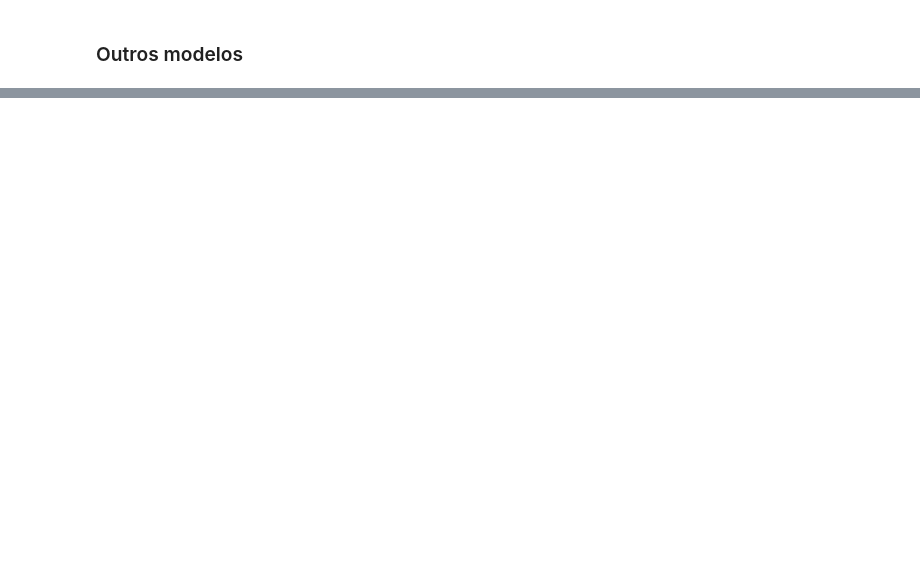
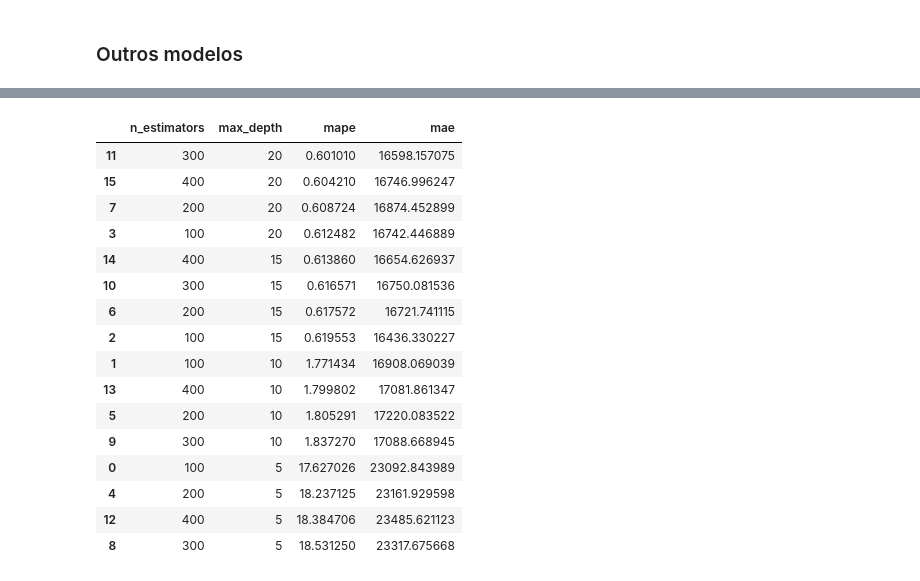
Before and after one commit to ficorrea/data_science, a Jupyter notebook: timeseries/challenge_sympla.ipynb, the cells around one changed output, grey strips where cells are left out. Cells and saved outputs as stored; diff of their text form; code cells hidden in the pictures; blank space fills up the shorter version.

```diff
--- a/timeseries/challenge_sympla.ipynb
+++ b/timeseries/challenge_sympla.ipynb
@@ -403,0 +432,71 @@ SeasonalNaive3 -- MAPE: 16.773247304871447 - MAE: 34329.45538978495
+# %%
+# RandomForest model better
+
+# Check hiperparameters
+from itertools import combinations
+
+param_grid = {
+    'n_estimators': [100, 200, 300, 400],
+    'max_depth': [5, 10, 15, 20]}
+
+params = list(itertools.product(*param_grid.values()))
+
+res = []
+
+for pr in params:
+
+    mf = MLForecast(
+        models=RandomForestRegressor(n_estimators=pr[0],
+                                     max_depth=pr[1],
+                                     random_state=RANDOM_STATE,
+                                     n_jobs=-1),
+        freq='MS',
+        lags=[1, 3, 6])
+
+    mf.fit(
+        train_df,
+        id_col='unique_id',
+        time_col='ds',
+        target_col='y',
+        static_features=[])
+
+    preds_df = mf.predict(h=3, X_df=test_df.drop(columns=['y']), level=[90])
+
+    temp_df = test_df.copy()
+    preds_df = (
+        preds_df
+        .reset_index(drop=True)
+        .merge(temp_df[['ds', 'unique_id', 'y']], on=['ds', 'unique_id'], how='left'))
+
+    mape_rf, mae_rf = (
+        mean_absolute_percentage_error(preds_df['y'].values, preds_df['RandomForestRegressor'].values),
+        mean_absolute_error(preds_df['y'].values, preds_df['RandomForestRegressor'].values))
+
+    res_dict = {
+        'n_estimators': pr[0],
+        'max_depth': pr[1],
+        'mape': mape_rf,
+        'mae': mae_rf
+    }
+
+    res.append(res_dict)
+
+pd.DataFrame(res).sort_values('mape')
+# %% [output]
+|  | n_estimators | max_depth | mape | mae |
+| 11 | 300 | 20 | 0.601010 | 16598.157075 |
+| 15 | 400 | 20 | 0.604210 | 16746.996247 |
+| 7 | 200 | 20 | 0.608724 | 16874.452899 |
+| 3 | 100 | 20 | 0.612482 | 16742.446889 |
+| 14 | 400 | 15 | 0.613860 | 16654.626937 |
+| 10 | 300 | 15 | 0.616571 | 16750.081536 |
+| 6 | 200 | 15 | 0.617572 | 16721.741115 |
+| 2 | 100 | 15 | 0.619553 | 16436.330227 |
+| 1 | 100 | 10 | 1.771434 | 16908.069039 |
+| 13 | 400 | 10 | 1.799802 | 17081.861347 |
+| 5 | 200 | 10 | 1.805291 | 17220.083522 |
+| 9 | 300 | 10 | 1.837270 | 17088.668945 |
+| 0 | 100 | 5 | 17.627026 | 23092.843989 |
+| 4 | 200 | 5 | 18.237125 | 23161.929598 |
+| 12 | 400 | 5 | 18.384706 | 23485.621123 |
+| 8 | 300 | 5 | 18.531250 | 23317.675668 |
```
Also changed, not shown: parts of 8 cells of this notebook.
